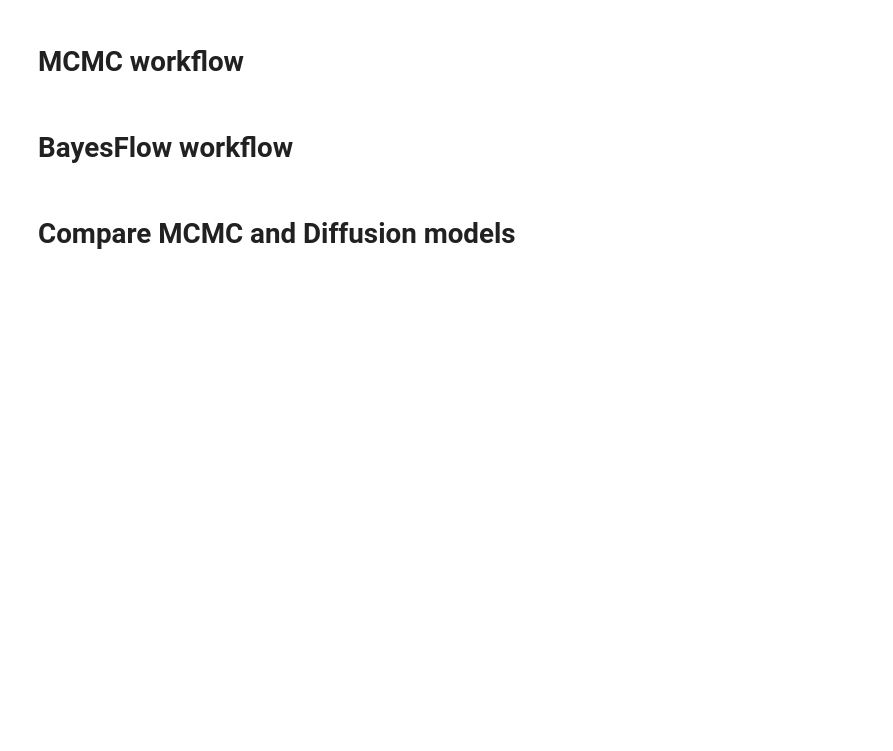
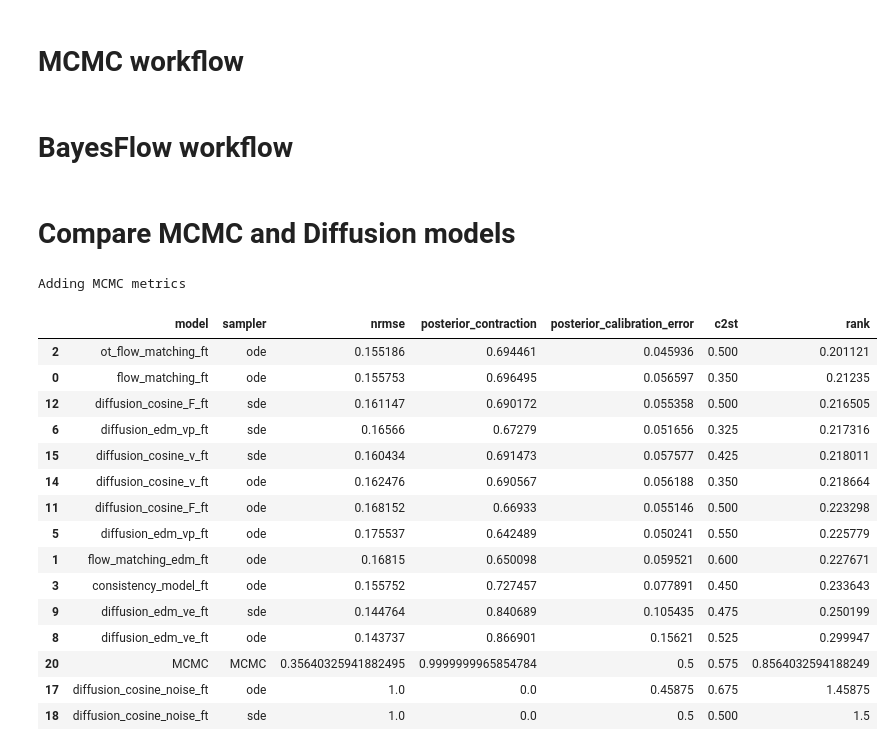
Before and after one commit to vepe99/diffusion-experiments, a Jupyter notebook: case_study2/petab_benchmark.ipynb, the cells around one changed output. Cells and saved outputs as stored; diff of their text form; code cells hidden in the pictures; blank space fills up the shorter version.

```diff
--- a/case_study2/petab_benchmark.ipynb
+++ b/case_study2/petab_benchmark.ipynb
@@ -548,31 +581,50 @@ else:
     rand_idx = np.random.choice(mcmc_posterior_samples_test.shape[1])
     obj_val = np.zeros((len(test_data['sim_data_df']), 1))
     for i in range(len(test_data['sim_data_df'])):
         obj_val[i] = np.nan
         if mcmc_mask[i]:
             obj_val[i] = np.nan#todo: compute_objective(petab_problem, test_data['sim_data_df'][i], mcmc_posterior_samples_test[i, rand_idx])
     workflow_samples_aug = np.concatenate((mcmc_posterior_samples_test[mcmc_mask, rand_idx], obj_val[mcmc_mask]), axis=-1)
 
     # augment test data
     obj_val = np.zeros((len(test_data['sim_data_df']), 1))
     for i in range(len(test_data['sim_data_df'])):
         obj_val[i] = np.nan#todo: compute_objective(petab_problem, test_data['sim_data_df'][i], test_data['amici_params'][i])
     test_data_aug = np.concatenate((test_data['amici_params'], obj_val), axis=-1)
 
     mcmc_df = pd.DataFrame([{
         'model': 'MCMC',
         'sampler': 'MCMC',
         'nrmse': root_mean_squared_error(mcmc_posterior_samples_test[mcmc_mask], test_targets[mcmc_mask])['values'].mean(),
         'posterior_contraction': posterior_contraction(mcmc_posterior_samples_test[mcmc_mask], test_targets[mcmc_mask])['values'].mean(),
         'posterior_calibration_error': calibration_error(mcmc_posterior_samples_test[mcmc_mask], test_targets[mcmc_mask])['values'].mean(),
         'c2st': classifier_two_sample_test(workflow_samples_aug, test_data_aug, validation_split=0.2)
     }])
     #with open(f'{storage}models/petab_benchmark_{problem_name}_mcmc_metrics.csv', 'wb') as f:
     #    mcmc_df.to_csv(f, index=False)
     metrics_df = pd.concat([metrics_df, mcmc_df], ignore_index=True)
 
 metrics_df.loc[metrics_df['nrmse'] == 1.0, 'posterior_contraction'] = 0.0
-metrics_df['rank'] = metrics_df['nrmse'] + metrics_df['posterior_calibration_error'] + np.abs(metrics_df['c2st']-0.5)
+metrics_df['rank'] = metrics_df['nrmse'] + metrics_df['posterior_calibration_error'] #+ np.abs(metrics_df['c2st']-0.5)
 metrics_df = metrics_df[metrics_df['sampler'] != 'sde-pc']
 metrics_df = metrics_df[metrics_df['model'] != 'stable_consistency_model']
+metrics_df = metrics_df[metrics_df['model'] != 'stable_consistency_model_ft']
 metrics_df.sort_values(by='rank', inplace=False)
+# %% [output]
+Adding MCMC metrics
+|  | model | sampler | nrmse | posterior_contraction | posterior_calibration_error | c2st | rank |
+| 2 | ot_flow_matching_ft | ode | 0.155186 | 0.694461 | 0.045936 | 0.500 | 0.201121 |
+| 0 | flow_matching_ft | ode | 0.155753 | 0.696495 | 0.056597 | 0.350 | 0.21235 |
+| 12 | diffusion_cosine_F_ft | sde | 0.161147 | 0.690172 | 0.055358 | 0.500 | 0.216505 |
+| 6 | diffusion_edm_vp_ft | sde | 0.16566 | 0.67279 | 0.051656 | 0.325 | 0.217316 |
+| 15 | diffusion_cosine_v_ft | sde | 0.160434 | 0.691473 | 0.057577 | 0.425 | 0.218011 |
+| 14 | diffusion_cosine_v_ft | ode | 0.162476 | 0.690567 | 0.056188 | 0.350 | 0.218664 |
+| 11 | diffusion_cosine_F_ft | ode | 0.168152 | 0.66933 | 0.055146 | 0.500 | 0.223298 |
+| 5 | diffusion_edm_vp_ft | ode | 0.175537 | 0.642489 | 0.050241 | 0.550 | 0.225779 |
+| 1 | flow_matching_edm_ft | ode | 0.16815 | 0.650098 | 0.059521 | 0.600 | 0.227671 |
+| 3 | consistency_model_ft | ode | 0.155752 | 0.727457 | 0.077891 | 0.450 | 0.233643 |
+| 9 | diffusion_edm_ve_ft | sde | 0.144764 | 0.840689 | 0.105435 | 0.475 | 0.250199 |
+| 8 | diffusion_edm_ve_ft | ode | 0.143737 | 0.866901 | 0.15621 | 0.525 | 0.299947 |
+| 20 | MCMC | MCMC | 0.35640325941882495 | 0.9999999965854784 | 0.5 | 0.575 | 0.8564032594188249 |
+| 17 | diffusion_cosine_noise_ft | ode | 1.0 | 0.0 | 0.45875 | 0.675 | 1.45875 |
+| 18 | diffusion_cosine_noise_ft | sde | 1.0 | 0.0 | 0.5 | 0.500 | 1.5 |
```
Also changed, not shown: parts of 10 cells of this notebook, 4 other files.
